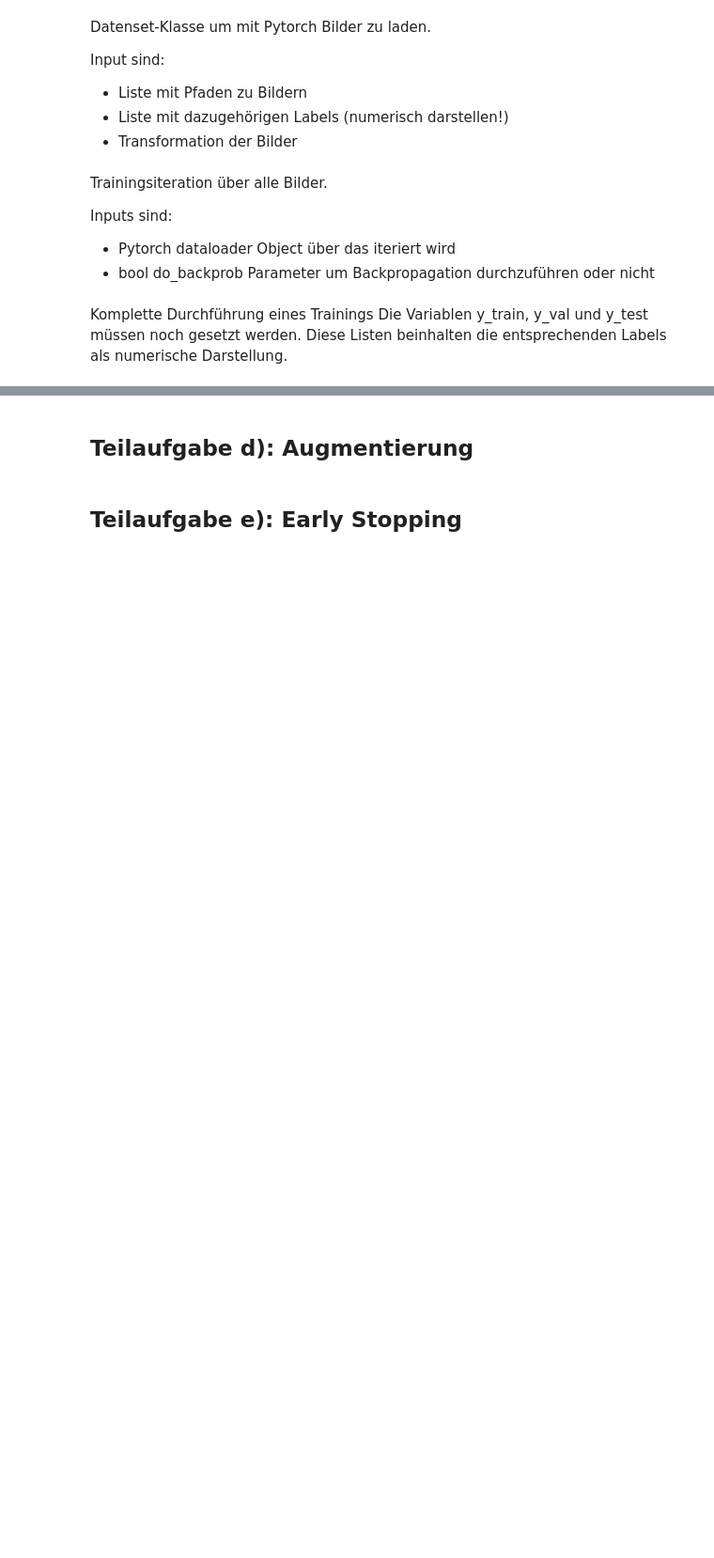
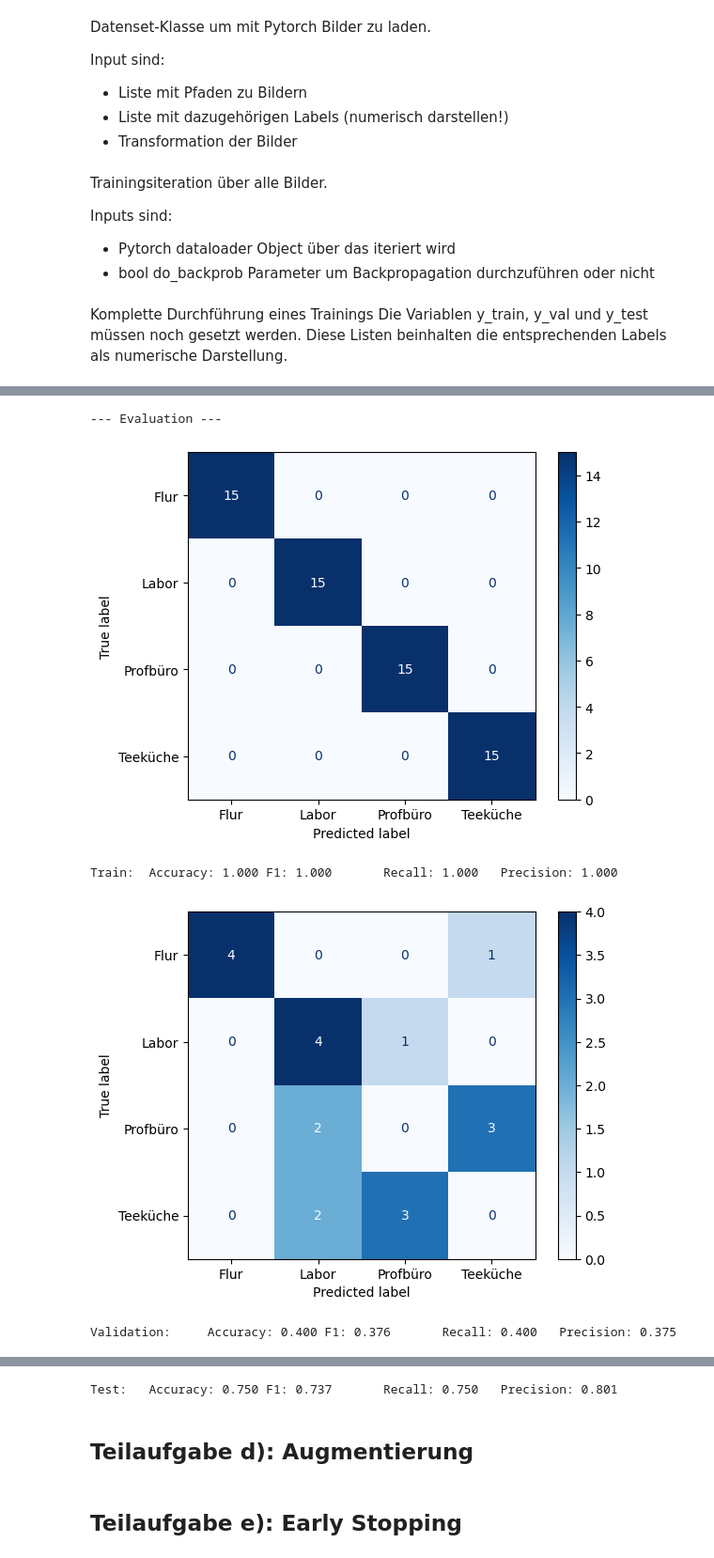
Before and after one commit to Naiilik/Tobi, a Jupyter notebook: code/aufgabe3.ipynb, the cells around one changed output, grey strips where cells are left out. Shown at 94% size. Drawn from its saved outputs; the diff is of its cells as text; code cells hidden in the pictures; blank space fills up the shorter version.

```diff
--- a/code/aufgabe3.ipynb
+++ b/code/aufgabe3.ipynb
@@ -248,0 +302,37 @@ plt.show()
+# %%
+from sklearn.metrics import confusion_matrix, ConfusionMatrixDisplay
+# Hilfsfunktion für Auswertung auf einem Datensatz
+def evaluate_model(dataloader, net, device):
+    net.eval()
+    all_preds = []
+    all_labels = []
+    with torch.no_grad():
+        for batch_x, batch_y in dataloader:
+            batch_x = batch_x.to(device)
+            batch_y = batch_y.to(device)
+            outputs = net(batch_x)
+            _, preds = torch.max(outputs, 1)
+            all_preds.extend(preds.cpu().numpy())
+            all_labels.extend(batch_y.cpu().numpy())
+    acc = accuracy_score(all_labels, all_preds)
+    f1 = f1_score(all_labels, all_preds, average='weighted')
+    recall = recall_score(all_labels, all_preds, average='weighted')
+    precision = precision_score(all_labels, all_preds, average='weighted')
+
+    cm = confusion_matrix(all_labels, all_preds)
+    disp = ConfusionMatrixDisplay(confusion_matrix=cm, display_labels=['Flur', 'Labor', 'Profbüro', 'Teeküche'])
+    disp.plot(cmap='Blues')
+    plt.show()
+    return acc, f1, recall, precision
+
+# Nach dem Training: Auswertung auf Trainings-, Validierungs- und Testset
+print('--- Evaluation ---')
+for name, loader in zip(['Train', 'Validation', 'Test'], [dataloader_train, dataloader_val, dataloader_test]):
+    acc, f1, recall, precision = evaluate_model(loader, net, device)
+    print(f'{name}:	Accuracy: {acc:.3f}\tF1: {f1:.3f}\tRecall: {recall:.3f}\tPrecision: {precision:.3f}')
+# %% [output]
+--- Evaluation ---
+[figure, added]
+Train:  Accuracy: 1.000 F1: 1.000       Recall: 1.000   Precision: 1.000
+[figure, added]
+Validation:     Accuracy: 0.400 F1: 0.376       Recall: 0.400   Precision: 0.375
@@ -249,3 +340,4 @@ plt.show()
+Test:   Accuracy: 0.750 F1: 0.737       Recall: 0.750   Precision: 0.801
 # %% [markdown]
 ## Teilaufgabe d): Augmentierung
 # %% [markdown]
```
Also changed, not shown: parts of 5 cells of this notebook, 1 other file.
